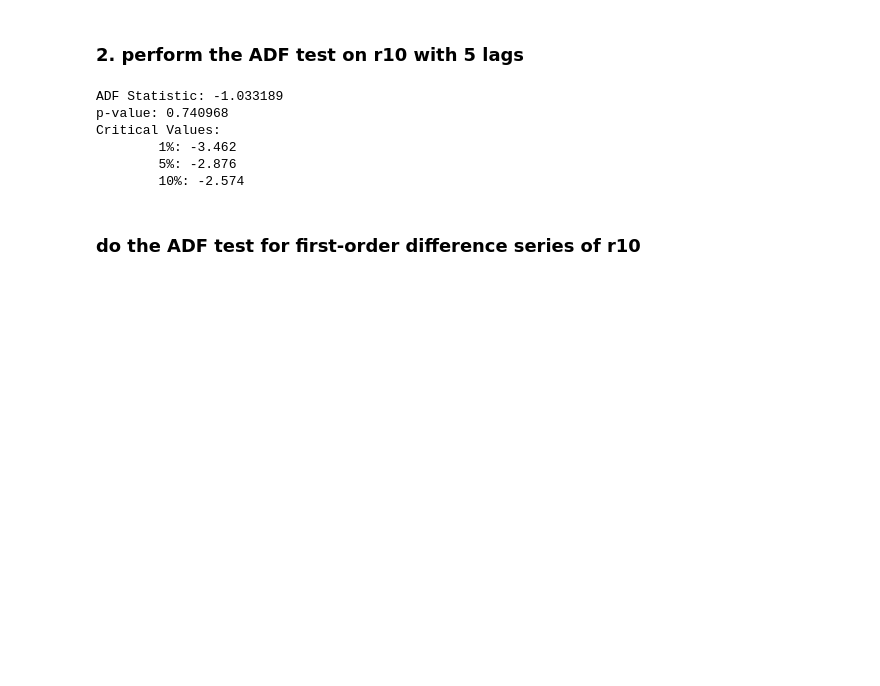
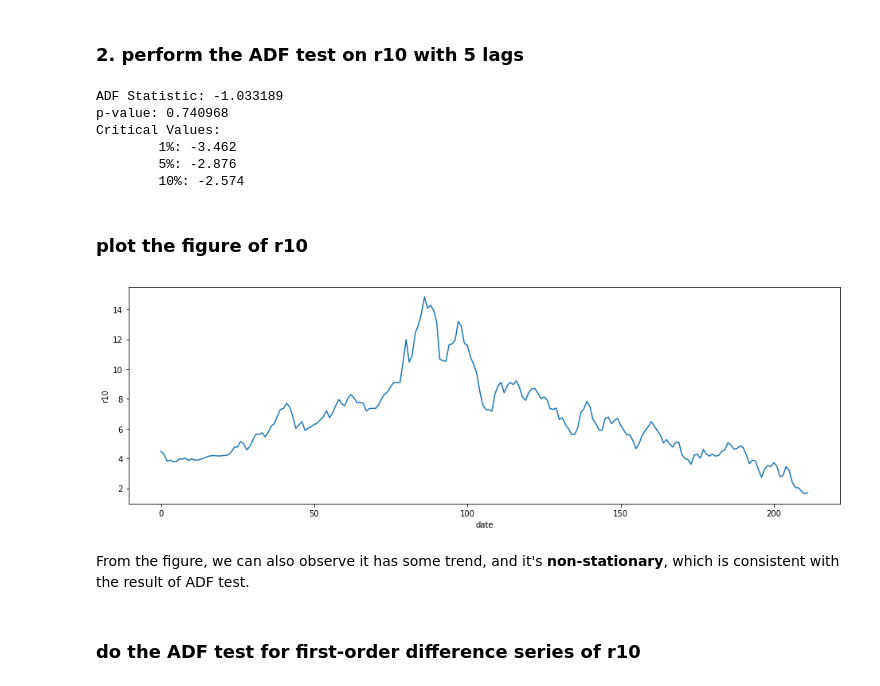
Before and after one commit to XiaoqianZhu1997/HSG_exchange_courses, a Jupyter notebook: TSE/hw2.ipynb, the cells around one changed output. Cells and saved outputs as stored; diff of their text form; code cells hidden in the pictures; blank space fills up the shorter version.

```diff
--- a/TSE/hw2.ipynb
+++ b/TSE/hw2.ipynb
@@ -165,6 +165,18 @@ Critical Values:
         1%: -3.462
         5%: -2.876
         10%: -2.574
+# %% [markdown]
+### plot the figure of r10
+# %%
+plt.figure(figsize=(16, 5))
+plt.xlabel('date')
+plt.ylabel('r10')
+plt.plot(df.r10)
+plt.show()
+# %% [output]
+[figure, added]
+# %% [markdown]
+From the figure, we can also observe it has some trend, and it's **non-stationary**, which is consistent with the result of ADF test.
 # %% [markdown]
 ### do the ADF test for first-order difference series of r10
 # %%
```
Also changed, not shown: parts of 15 cells of this notebook.
